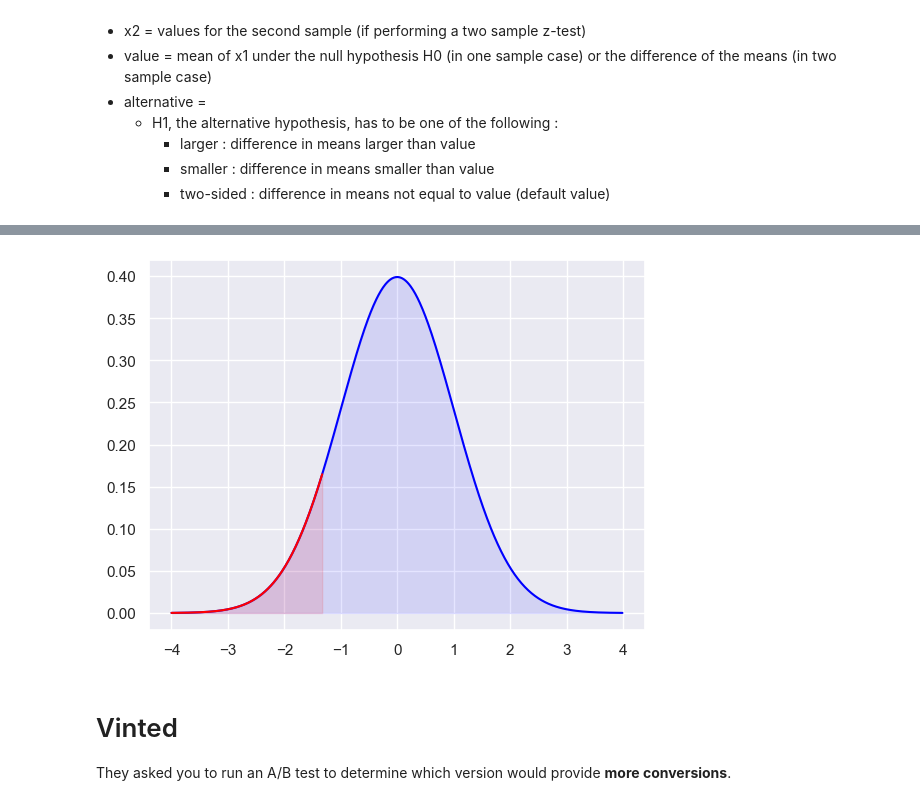
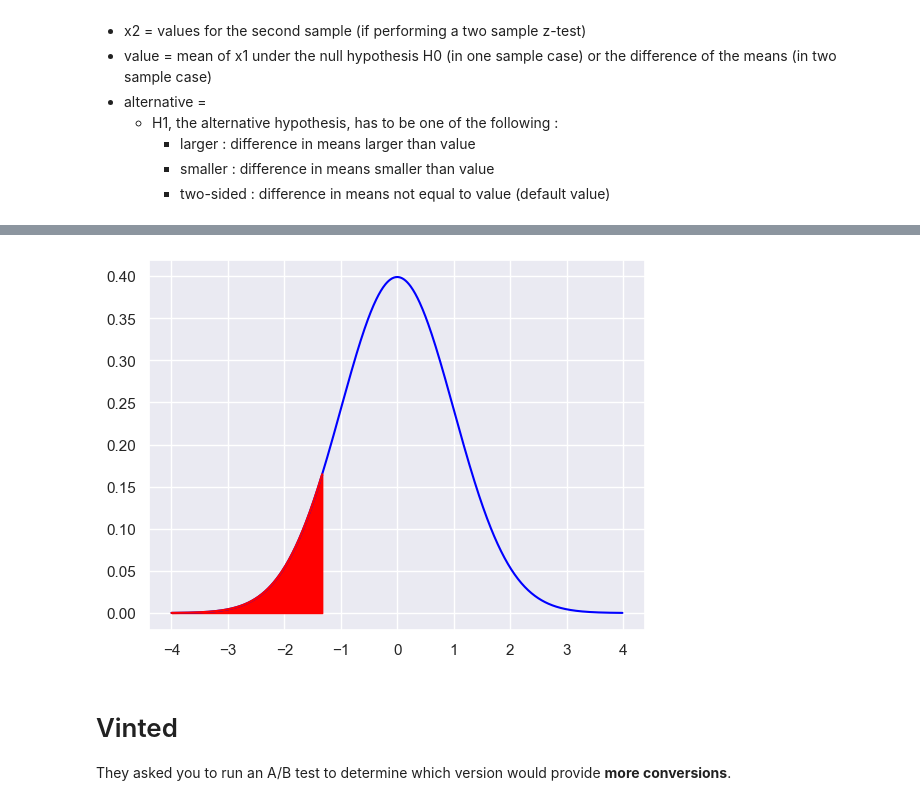
Before and after one commit to 40tude/Data_Essentials_Stage_Oct_2023, a Jupyter notebook: 02-Python-J2/stage_mes_solutions/Python_Jour_2_02_ApresMidi.ipynb, the cells around one changed output, grey strips where cells are left out. Saved outputs shown, nothing was run; the diff lists cells and outputs as text; code cells hidden in the pictures.

Commit message:
Detail courbe

```diff
--- a/02-Python-J2/stage_mes_solutions/Python_Jour_2_02_ApresMidi.ipynb
+++ b/02-Python-J2/stage_mes_solutions/Python_Jour_2_02_ApresMidi.ipynb
@@ -557,25 +639,23 @@ Pour rappel H0 = the platform save less than 26 days of work
 # %%
-x_values = np.arange(-4, 4, 0.01)
-
-mean_target = 0
-std_target = 1
-y_values = norm.pdf(x_values, mean_target, std_target)
 
 
 fig, ax = plt.subplots()
-ax.plot(x_values, y_values, color="blue", alpha=1.00)
-ax.fill_between(x_values, y_values, 0, color="blue", alpha=0.1)
 
-if z_score < 0:
-    x_values2 = np.arange(-4, z_score, 0.01)
-else:
-    x_values2 = np.arange(z_score, 4, 0.01)
+# la courbe bleue
+ax.plot(x_values, y_values, color="blue")
 
-y_values2 = norm.pdf(x_values2, mean_target, std_target)
-ax.plot(x_values2, y_values2, color="red", alpha=1.00)
-_ = ax.fill_between(x_values2, y_values2, 0, color="red", alpha=0.1)
+# la rouge
+ax.plot(x_values2, y_values2, color="red")
+_ = ax.fill_between(x_values2, y_values2, 0, color="red")
+
+
+
+# ax.plot(x_values, y_values, color="blue", alpha=1.00)
+# ax.fill_between(x_values, y_values, 0, color="blue", alpha=0.1)
+# ax.plot(x_values2, y_values2, color="red", alpha=1.00)
+# _ = ax.fill_between(x_values2, y_values2, 0, color="red", alpha=0.1)
 # %% [output]
-[figure, old version]
+[figure, new version]
 # %% [markdown]
 # Vinted
 They asked you to run an A/B test to determine which version would provide **more conversions**.
```
Also changed, not shown: parts of 20 cells of this notebook, 1 other file.
